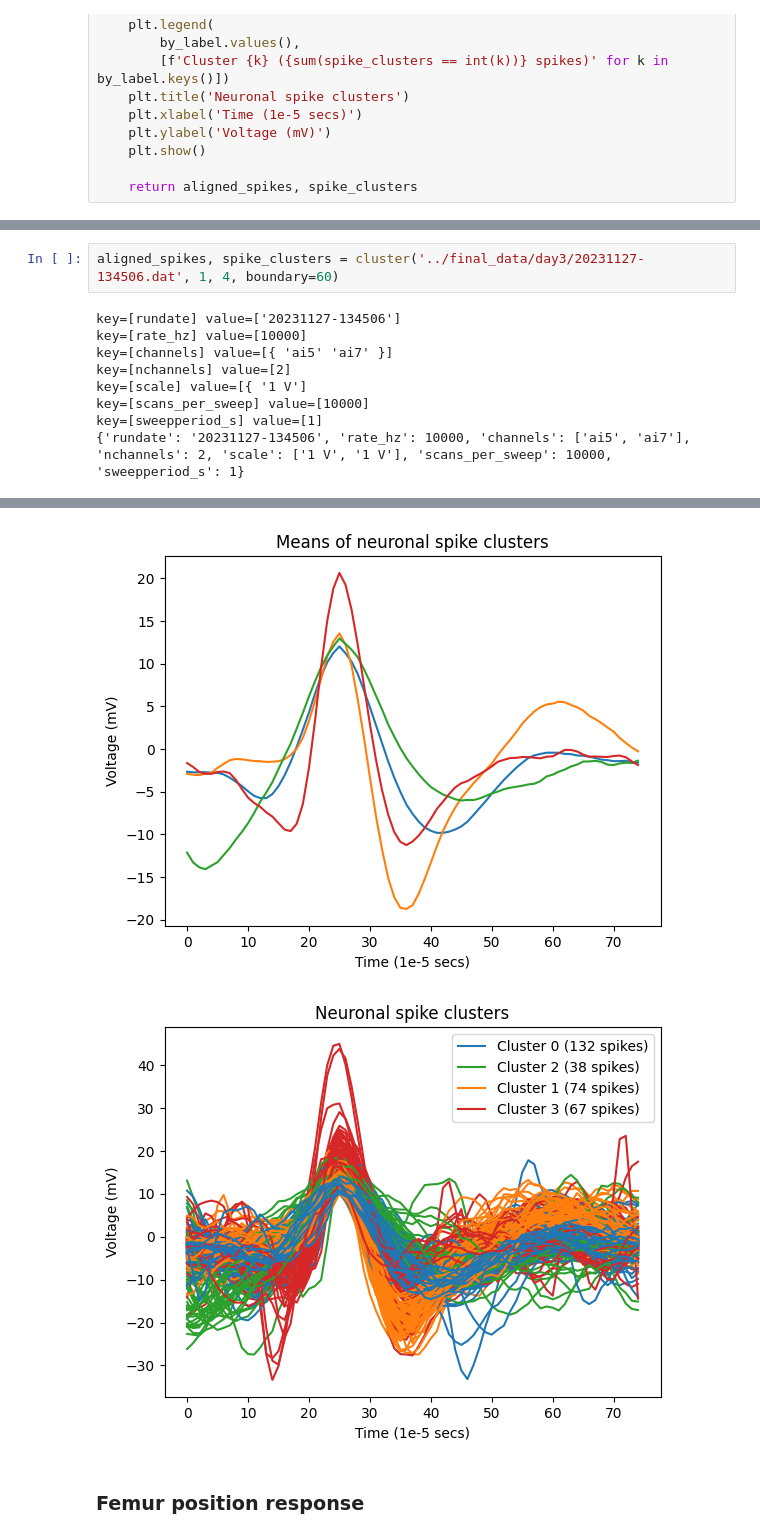
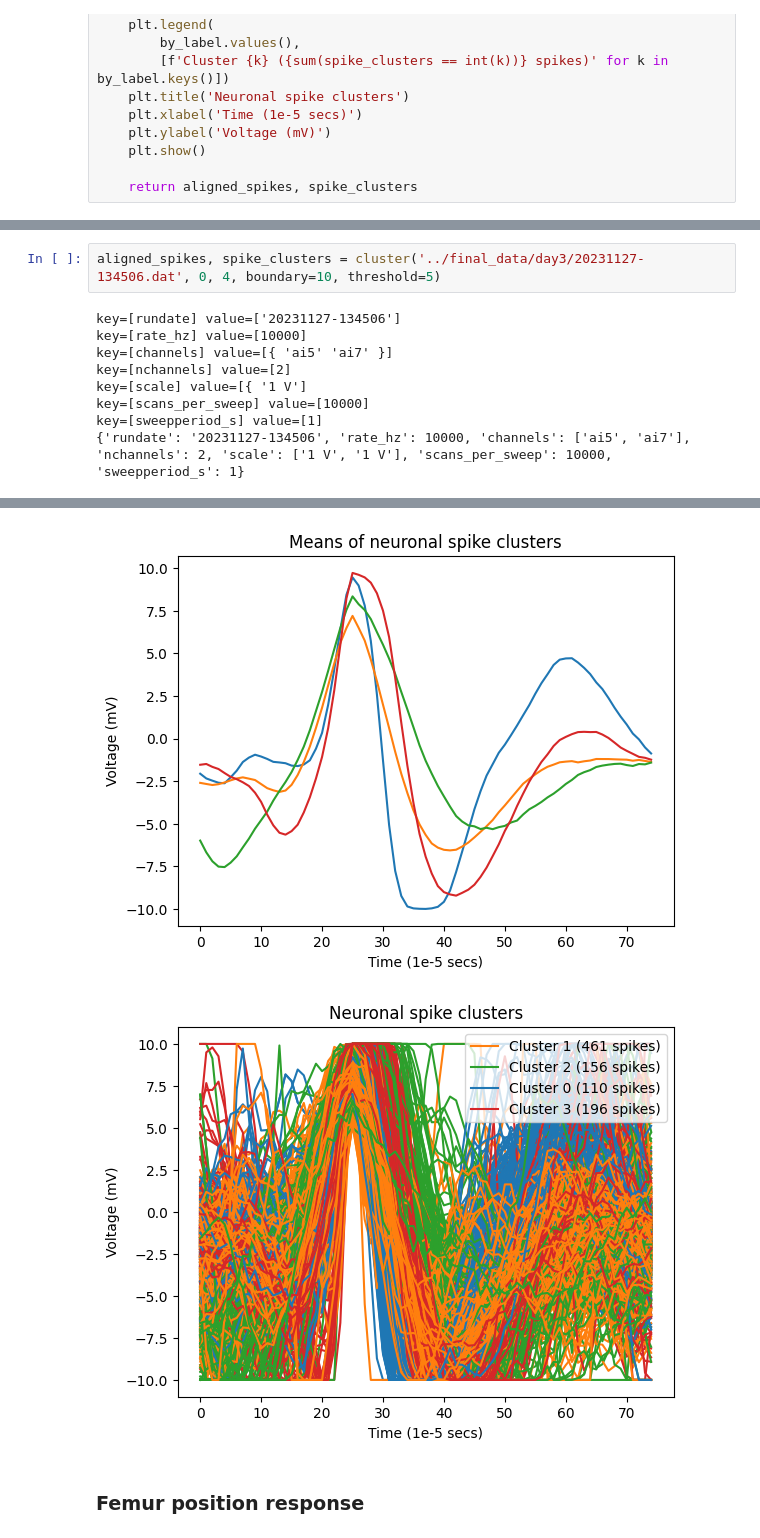
Before and after one commit to adishreeg/bi162-final-project, a Jupyter notebook: code/AirflowSimulation.ipynb, the cells around one changed output, grey strips where cells are left out. Drawn from its saved outputs; the diff is of its cells as text.

```diff
--- a/code/AirflowSimulation.ipynb
+++ b/code/AirflowSimulation.ipynb
@@ -224,7 +224,7 @@ def cluster_multiple(filenames, n_clusters, ch_no=1, boundary=10):
 
     return aligned_spikes, spike_clusters
 # %%
-aligned_spikes, spike_clusters = cluster('../final_data/day3/20231127-134506.dat', 1, 4, boundary=60)
+aligned_spikes, spike_clusters = cluster('../final_data/day3/20231127-134506.dat', 0, 4, boundary=10, threshold=5)
 # %% [output]
 key=[rundate] value=['20231127-134506']
 key=[rate_hz] value=[10000]
@@ -239,5 +239,5 @@ key=[sweepperiod_s] value=[1]
-[figure, old version]
+[figure, new version]
-[figure, old version]
+[figure, new version]
 # %% [markdown]
 ### Femur position response
 # %%
```
Also changed, not shown: parts of 9 cells of this notebook, 1 other file.
